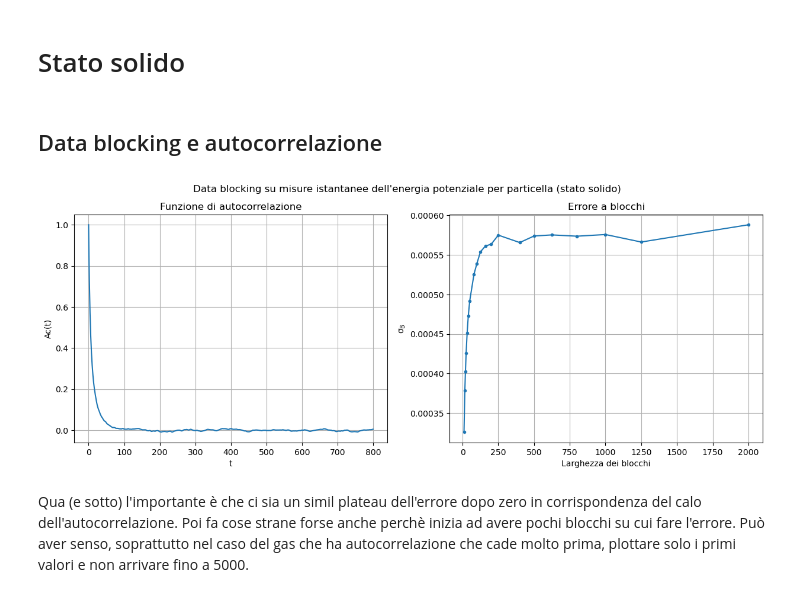
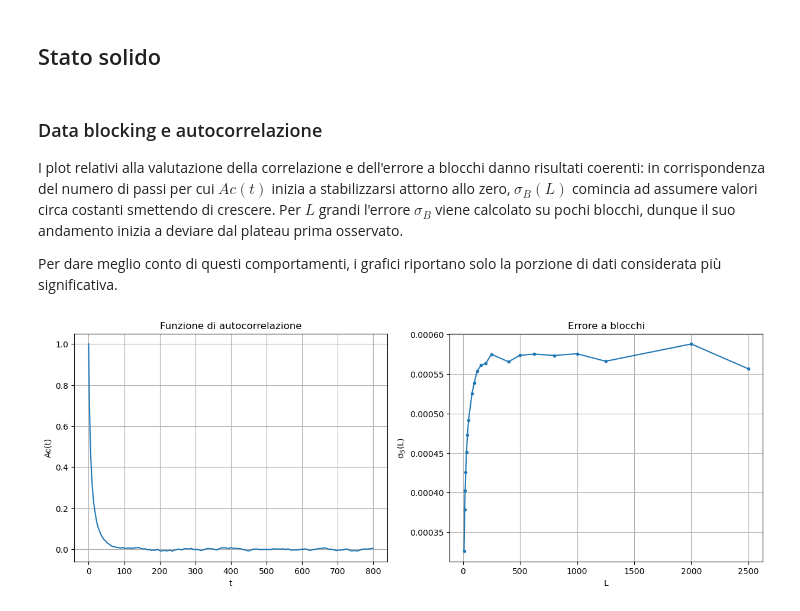
Before and after one commit to angela-bonato/LaboratorioSimulazioneNumerica, a Jupyter notebook: Es07/Esercitazione7.ipynb, the cells around one changed output. Cells and saved outputs as stored; diff of their text form; code cells hidden in the pictures.

```diff
--- a/Es07/Esercitazione7.ipynb
+++ b/Es07/Esercitazione7.ipynb
@@ -48,7 +54,11 @@ ts=xan[:800]  #valori di t per cui valuto autocorrelazione
 Nbl=50  #numero blocchi analisi gofr
 xbl=np.arange(Nbl)+1
 # %% [markdown]
-# Stato solido
+## Stato solido
 # %% [markdown]
-## Data blocking e autocorrelazione
+### Data blocking e autocorrelazione
+
+I plot relativi alla valutazione della correlazione e dell'errore a blocchi danno risultati coerenti: in corrispondenza del numero di passi per cui $Ac(t)$ inizia a stabilizzarsi attorno allo zero, $\sigma_B(L)$ comincia ad assumere valori circa costanti smettendo di crescere. Per $L$ grandi l'errore $\sigma_B$ viene calcolato su pochi blocchi, dunque il suo andamento inizia a deviare dal plateau prima osservato.
+
+Per dare meglio conto di questi comportamenti, i grafici riportano solo la porzione di dati considerata più significativa.
 # %%
@@ -64,22 +77,19 @@ for i in range(len(Ls)):
 # %%
 sbfig ,(sbplt1, sbplt2) = plt.subplots(1, 2, figsize=(15, 5))
 
 sbplt1.plot(ts, sol_ac)
 sbplt1.set_xlabel("t")
 sbplt1.set_ylabel("Ac(t)")
 sbplt1.set_title("Funzione di autocorrelazione")
 sbplt1.grid(True)
 
-sbplt2.plot(Ls[:20], sol_error[:20], marker='.')
-sbplt2.set_xlabel("Larghezza dei blocchi")
-sbplt2.set_ylabel(r"$\mathrm{\sigma_B}$")
+sbplt2.plot(Ls[:21], sol_error[:21], marker='.')
+sbplt2.set_xlabel("L")
+sbplt2.set_ylabel(r"$\mathrm{\sigma_B(L)}$")
 sbplt2.set_title("Errore a blocchi")
 sbplt2.grid(True)
 
-sbfig.suptitle("Data blocking su misure istantanee dell'energia potenziale per particella (stato solido)")
 plt.show()
 # %% [output]
-[figure, old version]
+[figure, new version]
-# %% [markdown]
-Qua (e sotto) l'importante è che ci sia un simil plateau dell'errore dopo zero in corrispondenza del calo dell'autocorrelazione. Poi fa cose strane forse anche perchè inizia ad avere pochi blocchi su cui fare l'errore. Può aver senso, soprattutto nel caso del gas che ha autocorrelazione che cade molto prima, plottare solo i primi valori e non arrivare fino a 5000.
 # %% [markdown]
```
Also changed, not shown: parts of 28 cells of this notebook, 12 other files.
